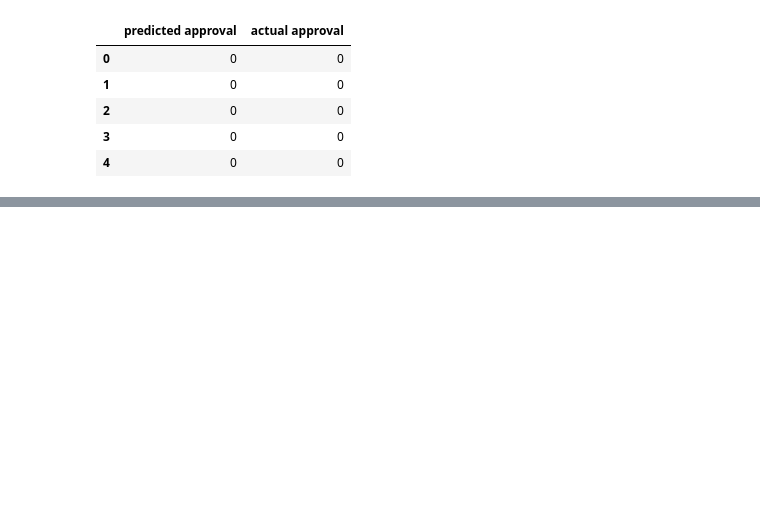
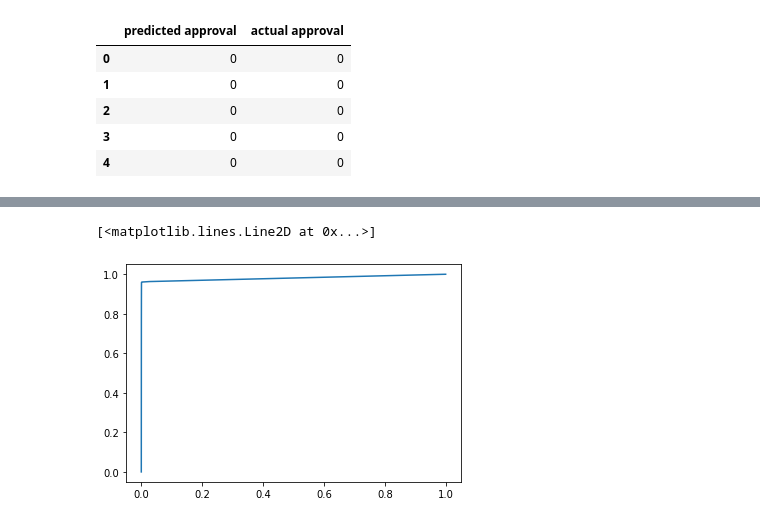
Before and after one commit to djean062/ironhack-project, a Jupyter notebook: Final Project Code.ipynb, the cells around one changed output, grey strips where cells are left out. Drawn from its saved outputs; the diff is of its cells as text; code cells hidden in the pictures; blank space fills up the shorter version.

```diff
--- a/Final Project Code.ipynb
+++ b/Final Project Code.ipynb
@@ -433,0 +442,5 @@ Suggested Acc with Random Forest: 99.70075824816777 in comparison with the area
+# %%
+plt.plot(fpr,tpr)
+# %% [output]
+[<matplotlib.lines.Line2D at 0x...>]
+[figure, added]
```
Also changed, not shown: parts of 11 cells of this notebook, 4 other files.
